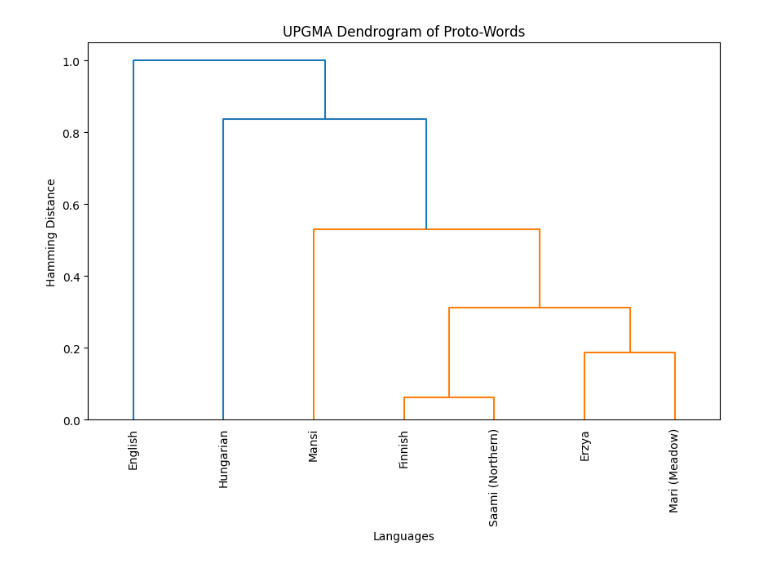
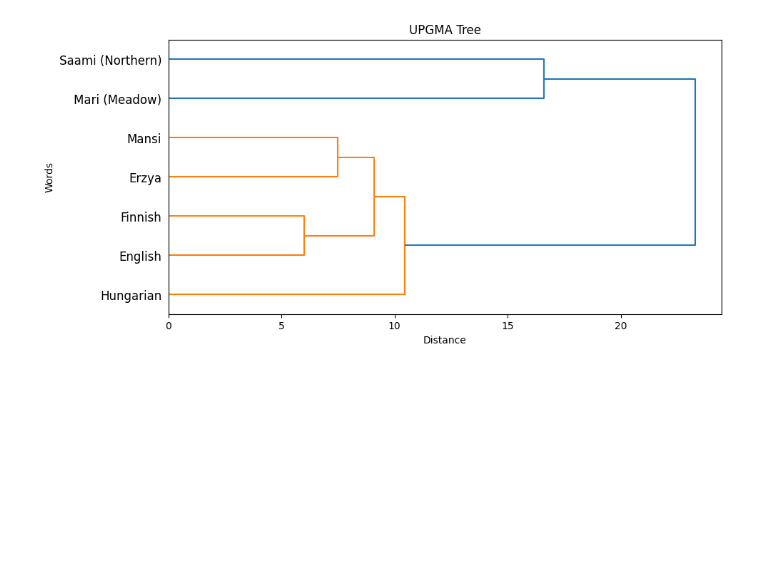
Before and after one commit to clintonjules/CSCE915, a Jupyter notebook: hw1/upgma.ipynb, the cells around one changed output. Drawn from its saved outputs; the diff is of its cells as text; code cells hidden in the pictures; blank space fills up the shorter version.

Commit message:
upgma update

```diff
--- a/hw1/upgma.ipynb
+++ b/hw1/upgma.ipynb
@@ -65,34 +7,33 @@ plt.show()
-# %%
-# Load the dataset
-proto_words_path = "proto_words.csv"  # Update the path if necessary
-proto_words_df = pd.read_csv(proto_words_path)
-
-# Extract numerical data (ignoring the first column which contains language names)
-proto_words_numeric = proto_words_df.iloc[:, 1:]
-
-# Encode categorical words into unique numerical identifiers
-proto_words_encoded = proto_words_numeric.apply(lambda x: pd.factorize(x)[0])
-
-# Compute pairwise distances using Hamming distance
-# Hamming distance is suitable for categorical data
-pairwise_distances = pdist(proto_words_encoded.values, metric='hamming')
-
-# Convert the distance vector to a square matrix
-distance_matrix = squareform(pairwise_distances)
-
-# Create a DataFrame for the distance matrix with appropriate labels
-languages = proto_words_df.iloc[:, 0]
-distance_matrix_df = pd.DataFrame(distance_matrix, index=languages, columns=languages)
-
-# Perform UPGMA clustering using the 'average' method
-linked = linkage(pairwise_distances, method='average')
-
-# Plot the dendrogram
-plt.figure(figsize=(10, 6))
-dendrogram(linked, labels=languages.to_list(), leaf_rotation=90, leaf_font_size=10)
-plt.title("UPGMA Dendrogram of Proto-Words")
-plt.xlabel("Languages")
-plt.ylabel("Hamming Distance")
-plt.show()
-# %% [output]
-[figure, removed]
+# %%
+# Load the CSV files
+current_words_df = pd.read_csv("current_words.csv")
+proto_words_df = pd.read_csv("proto_words.csv")
+
+# Extract word lists (assuming first column contains words)
+current_words = current_words_df.iloc[:, 0].astype(str).tolist()
+proto_words = proto_words_df.iloc[:, 0].astype(str).tolist()
+
+# Create distance matrix
+distance_matrix = np.zeros((len(current_words), len(proto_words)))
+
+for i, current_word in enumerate(current_words):
+    for j, proto_word in enumerate(proto_words):
+        distance_matrix[i, j] = levenshtein_distance(current_word, proto_word)
+
+# Convert to DataFrame
+distance_df = pd.DataFrame(distance_matrix, index=current_words, columns=proto_words)
+
+# Save the distance matrix to a CSV file
+distance_df.to_csv("distance_matrix.csv")
+# %%
+linkage_matrix = linkage(distance_matrix, method='average')
+
+# Plot the dendrogram
+plt.figure(figsize=(10, 5))
+dendrogram(linkage_matrix, labels=current_words, orientation='right')
+plt.title("UPGMA Tree")
+plt.xlabel("Distance")
+plt.ylabel("Words")
+plt.show()
+# %% [output]
+[figure, added]
```
Also changed, not shown: parts of 5 cells of this notebook, 1 other file.
